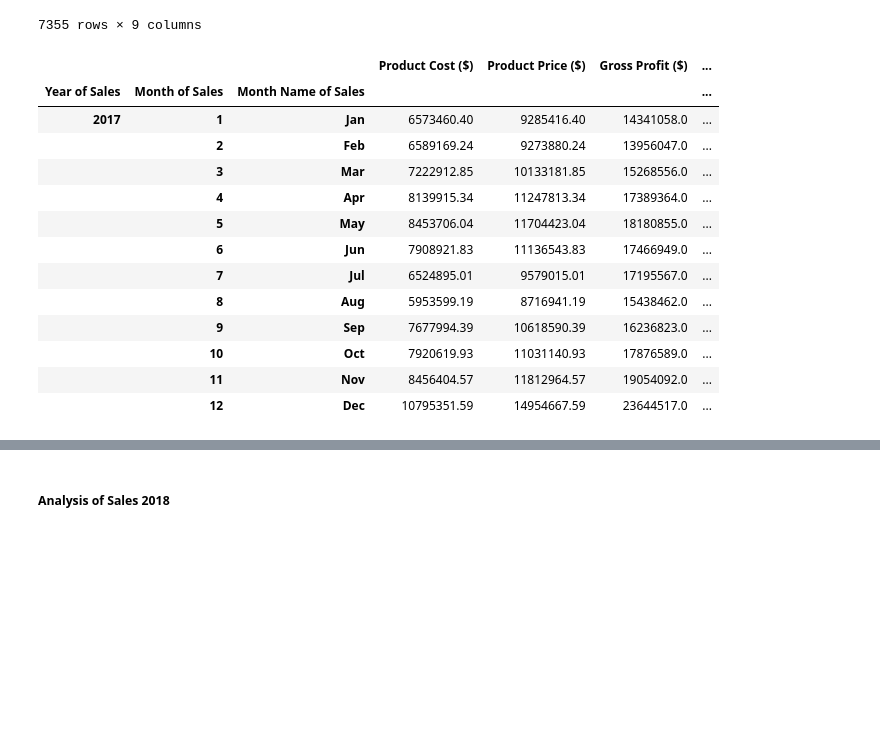
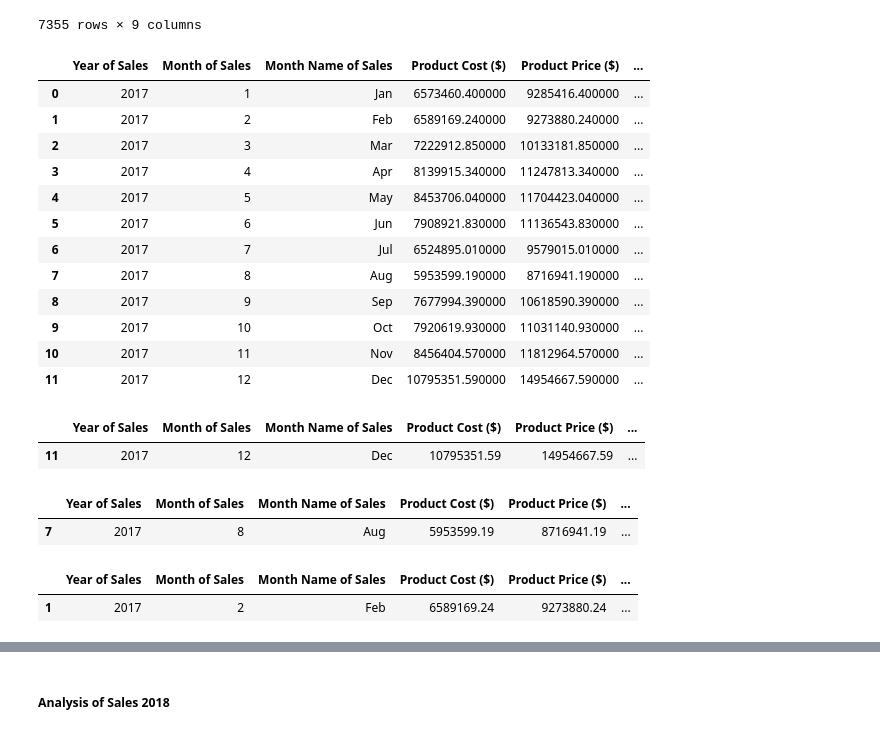
Before and after one commit to Lunczer93/Python_Project_2_Mexico_Toy_Sales, a Jupyter notebook: Python Project 2 Mexico Toy Sales.ipynb, the cells around one changed output, grey strips where cells are left out. Cells and saved outputs as stored; diff of their text form; code cells hidden in the pictures; blank space fills up the shorter version.

```diff
--- a/Python Project 2 Mexico Toy Sales.ipynb
+++ b/Python Project 2 Mexico Toy Sales.ipynb
@@ -7,9 +7,9 @@ import seaborn as sns
 import datetime
 import calendar
 
-pd.set_option('display.max_rows', 50)
-pd.set_option('display.max_columns', 50)
-pd.set_option('display.width', 50)
+pd.set_option('display.max_rows', 25)
+pd.set_option('display.max_columns', 25)
+pd.set_option('display.width', 25)
 # %%
 df1 = pd.read_csv("D:\My commercial projects\Python\Mexico Toy Sales\inventory.csv")
 # %% [markdown]
@@ -1507,6 +1442,6 @@ dfSalesProductsInventoryMergedGroupedCount.loc[dfSalesProductsInventoryMergedGro
 # %%
-a = dfSalesProductsInventoryMerged.groupby(['Year of Sales','Product Name']).aggregate({'Product Name':'count'})
-pd.set_option('display.max_rows', None)
-
-a
+YearOfSalesQuantityOfProductName = dfSalesProductsInventoryMerged.groupby(['Year of Sales','Product Name']).aggregate({'Product Name':'count'})
+YearOfSalesQuantityOfProductName.rename(columns={'Product Name':'Quantity of Product Name'}, inplace=True)
+YearOfSalesQuantityOfProductName.reset_index(inplace=True)
+YearOfSalesQuantityOfProductName
 # %% [output]
@@ -1531,6 +1461,6 @@ a
 # %%
-b = dfSalesProductsInventoryMerged.groupby(['Year of Sales','Store City','Product Name']).aggregate({'Product Name':'count'})
-pd.set_option('display.max_rows', None)
-
-b
+YearOfSalesStoreCityProductNameQuantity = dfSalesProductsInventoryMerged.groupby(['Year of Sales','Store City','Product Name']).aggregate({'Product Name':'count'})
+YearOfSalesStoreCityProductNameQuantity.rename(columns={'Product Name':'Quantity of Product Name'}, inplace=True)
+YearOfSalesStoreCityProductNameQuantity.reset_index(inplace=True)
+YearOfSalesStoreCityProductNameQuantity
 # %% [output]
@@ -1608,19 +1515,20 @@ dfSalesProductsInventoryMergedGrouped2017
 | 7354 | 2017 | 12 | Dec | Zacatecas | Toy Robot | 1322.37 | ... |
 7355 rows × 9 columns
 # %%
-dfSalesProductsInventoryMergedGrouped2017.groupby(['Year of Sales','Month of Sales','Month Name of Sales']).sum()
+SummaryOfdfSalesProductsInventoryMergedGrouped2017 = dfSalesProductsInventoryMergedGrouped2017.groupby(['Year of Sales','Month of Sales','Month Name of Sales']).sum()
+SummaryOfdfSalesProductsInventoryMergedGrouped2017.reset_index(inplace=True)
+SummaryOfdfSalesProductsInventoryMergedGrouped2017.style.background_gradient(cmap='Blues')
 # %% [output]
-|  |  |  | Product Cost ($) | Product Price ($) | Gross Profit ($) | ... |
-| Year of Sales | Month of Sales | Month Name of Sales |  |  |  | ... |
-| 2017 | 1 | Jan | 6573460.40 | 9285416.40 | 14341058.0 | ... |
-|  | 2 | Feb | 6589169.24 | 9273880.24 | 13956047.0 | ... |
-|  | 3 | Mar | 7222912.85 | 10133181.85 | 15268556.0 | ... |
-|  | 4 | Apr | 8139915.34 | 11247813.34 | 17389364.0 | ... |
-|  | 5 | May | 8453706.04 | 11704423.04 | 18180855.0 | ... |
-|  | 6 | Jun | 7908921.83 | 11136543.83 | 17466949.0 | ... |
-|  | 7 | Jul | 6524895.01 | 9579015.01 | 17195567.0 | ... |
-|  | 8 | Aug | 5953599.19 | 8716941.19 | 15438462.0 | ... |
-|  | 9 | Sep | 7677994.39 | 10618590.39 | 16236823.0 | ... |
-|  | 10 | Oct | 7920619.93 | 11031140.93 | 17876589.0 | ... |
-|  | 11 | Nov | 8456404.57 | 11812964.57 | 19054092.0 | ... |
-|  | 12 | Dec | 10795351.59 | 14954667.59 | 23644517.0 | ... |
+|  | Year of Sales | Month of Sales | Month Name of Sales | Product Cost ($) | Product Price ($) | ... |
+| 0 | 2017 | 1 | Jan | 6573460.400000 | 9285416.400000 | ... |
+| 1 | 2017 | 2 | Feb | 6589169.240000 | 9273880.240000 | ... |
+| 2 | 2017 | 3 | Mar | 7222912.850000 | 10133181.850000 | ... |
+| 3 | 2017 | 4 | Apr | 8139915.340000 | 11247813.340000 | ... |
+| 4 | 2017 | 5 | May | 8453706.040000 | 11704423.040000 | ... |
+| 5 | 2017 | 6 | Jun | 7908921.830000 | 11136543.830000 | ... |
+| 6 | 2017 | 7 | Jul | 6524895.010000 | 9579015.010000 | ... |
+| 7 | 2017 | 8 | Aug | 5953599.190000 | 8716941.190000 | ... |
+| 8 | 2017 | 9 | Sep | 7677994.390000 | 10618590.390000 | ... |
+| 9 | 2017 | 10 | Oct | 7920619.930000 | 11031140.930000 | ... |
+| 10 | 2017 | 11 | Nov | 8456404.570000 | 11812964.570000 | ... |
+| 11 | 2017 | 12 | Dec | 10795351.590000 | 14954667.590000 | ... |
@@ -1626,0 +1540,5 @@ dfSalesProductsInventoryMergedGrouped2017.groupby(['Year of Sales','Month of Sal
+# %%
+MaxProductCost
+# %% [output]
+|  | Year of Sales | Month of Sales | Month Name of Sales | Product Cost ($) | Product Price ($) | ... |
+| 11 | 2017 | 12 | Dec | 10795351.59 | 14954667.59 | ... |
@@ -1626,0 +1550,10 @@ dfSalesProductsInventoryMergedGrouped2017.groupby(['Year of Sales','Month of Sal
+# %%
+MinProductCost
+# %% [output]
+|  | Year of Sales | Month of Sales | Month Name of Sales | Product Cost ($) | Product Price ($) | ... |
+| 7 | 2017 | 8 | Aug | 5953599.19 | 8716941.19 | ... |
+# %%
+MinStockOnHand
+# %% [output]
+|  | Year of Sales | Month of Sales | Month Name of Sales | Product Cost ($) | Product Price ($) | ... |
+| 1 | 2017 | 2 | Feb | 6589169.24 | 9273880.24 | ... |
```
Also changed, not shown: parts of 49 cells of this notebook.
